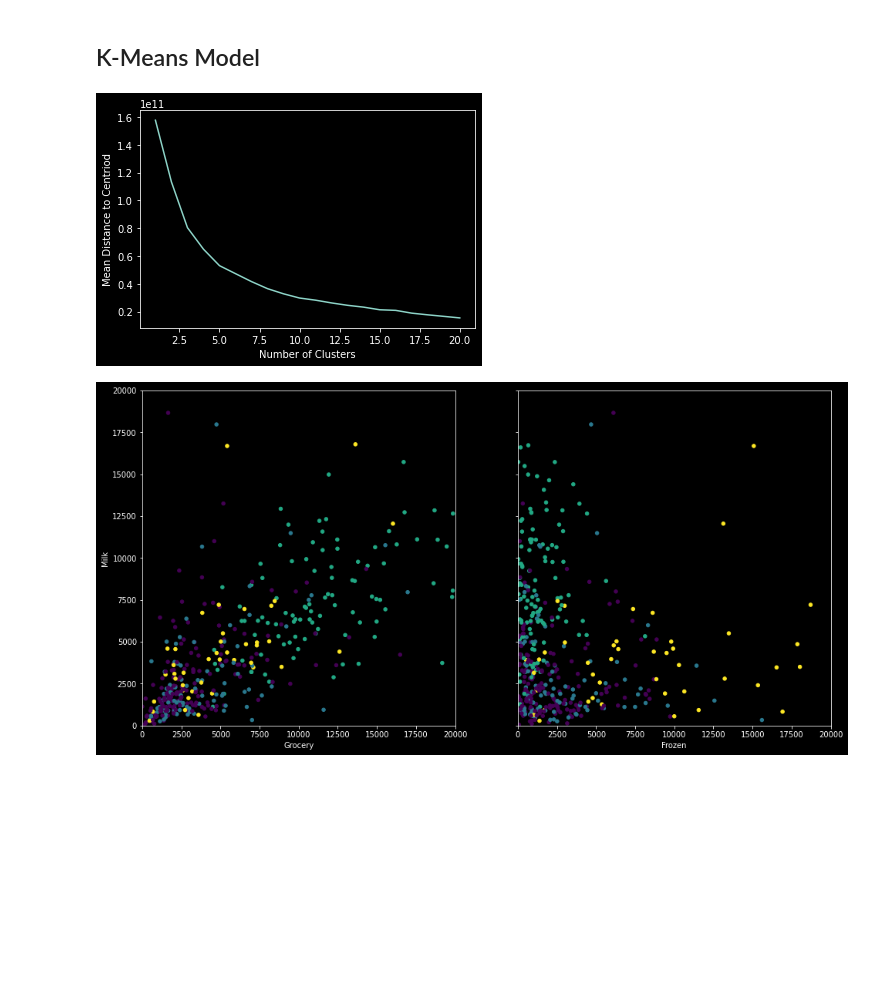
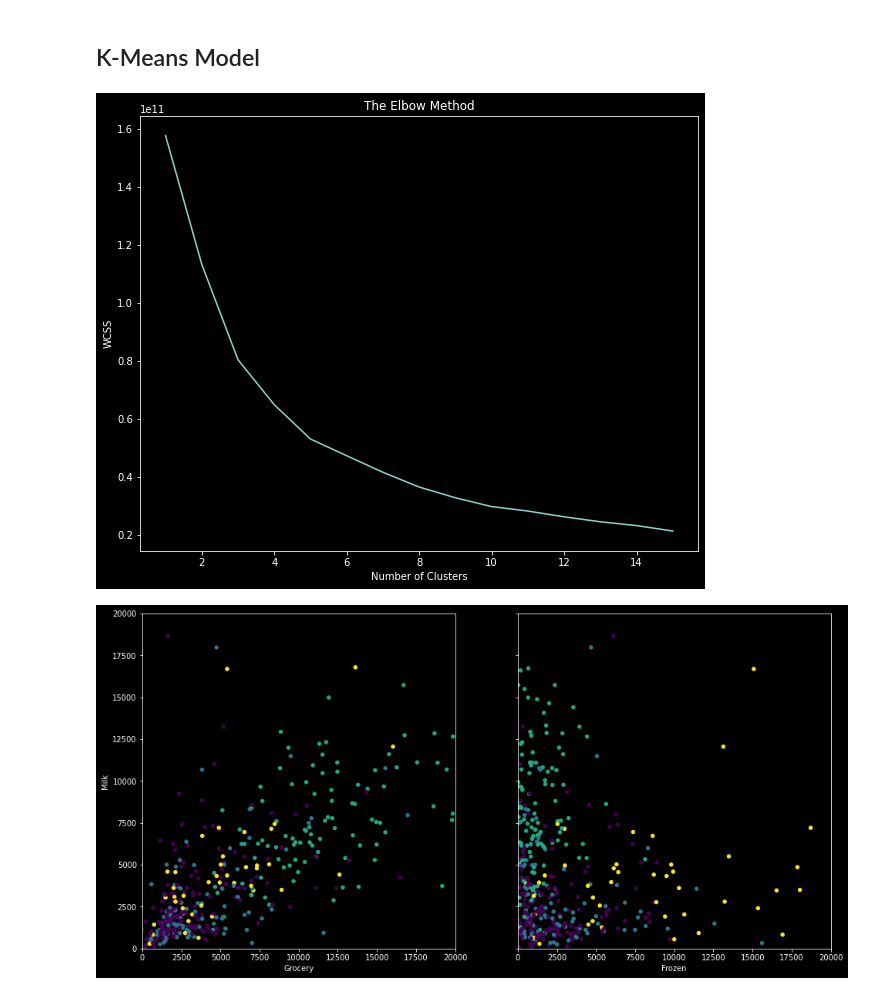
Before and after one commit to PrynsTag/Machine-Learning-Journey, a Jupyter notebook: K-Means Clustering/Wholesale Customer Data Exercise.ipynb, the cells around one changed output. Cells and saved outputs as stored; diff of their text form; code cells hidden in the pictures; blank space fills up the shorter version.

Commit message:
Changed Elbow Method

```diff
--- a/K-Means Clustering/Wholesale Customer Data Exercise.ipynb
+++ b/K-Means Clustering/Wholesale Customer Data Exercise.ipynb
@@ -143,19 +144,19 @@ from sklearn.cluster import KMeans
 # %%
 ideal_k = []
 
-for i in range(1, 21):
+for i in range(1, 16):
     est_kmeans = KMeans(n_clusters=i, random_state=0)
     est_kmeans.fit(data)
 
-    ideal_k.append([i, est_kmeans.inertia_])
+    ideal_k.append(est_kmeans.inertia_)
-# %%
-ideal_k = np.array(ideal_k)
 # %%
-plt.plot(ideal_k[:,0],ideal_k[:,1])
+plt.subplots(figsize=(10, 8))
+plt.plot(range(1, 16), ideal_k)
+plt.title("The Elbow Method")
 plt.xlabel("Number of Clusters")
-_ = plt.ylabel("Mean Distance to Centriod")
+_ = plt.ylabel("WCSS")
 # %% [output]
-[figure, old version]
+[figure, new version]
 # %%
 est_kmeans = KMeans(n_clusters=6, random_state=0).fit(data_standardized)
 # %%
```
Also changed, not shown: parts of 2 cells of this notebook.
